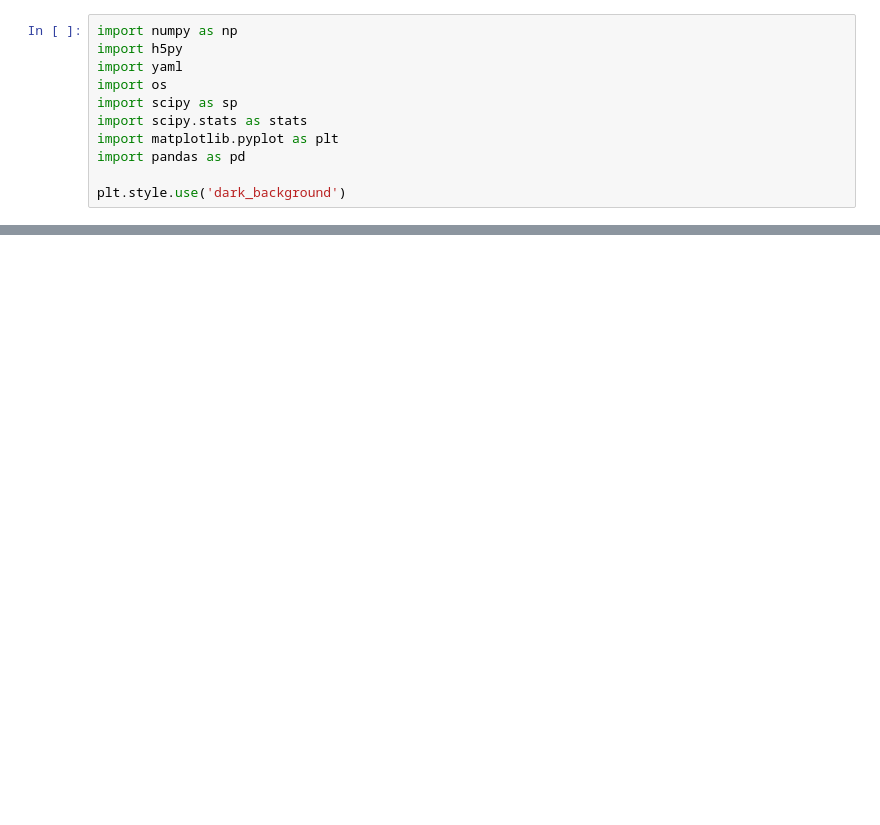
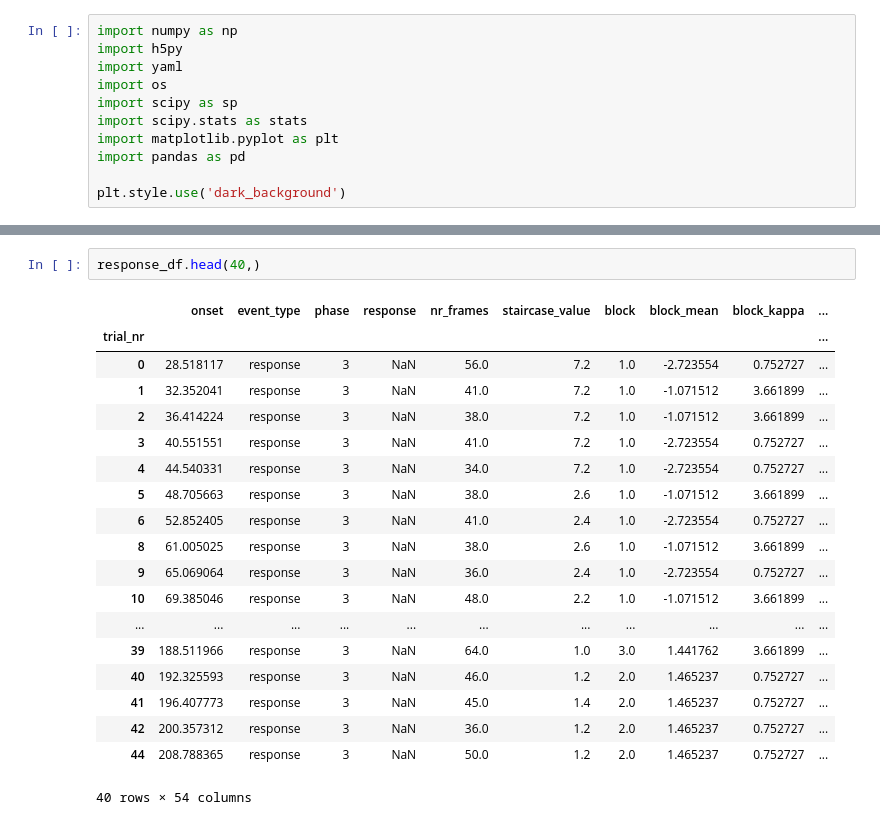
Before and after one commit to spinoza-centre/expectation_orientation, a Jupyter notebook: data/staircase.ipynb, the cells around one changed output, grey strips where cells are left out. Drawn from its saved outputs; the diff is of its cells as text; blank space fills up the shorter version.

```diff
--- a/data/staircase.ipynb
+++ b/data/staircase.ipynb
@@ -37,0 +47,22 @@ array([0. , 0.2, 0.4, 0.6, 0.8, 1. , 1.2, 1.4, 1.6, 1.8, 2. , 2.2, 2.4,
+# %%
+response_df.head(40,)
+# %% [output]
+|  | onset | event_type | phase | response | nr_frames | staircase_value | block | block_mean | block_kappa | ... |
+| trial_nr |  |  |  |  |  |  |  |  |  | ... |
+| 0 | 28.518117 | response | 3 | NaN | 56.0 | 7.2 | 1.0 | -2.723554 | 0.752727 | ... |
+| 1 | 32.352041 | response | 3 | NaN | 41.0 | 7.2 | 1.0 | -1.071512 | 3.661899 | ... |
+| 2 | 36.414224 | response | 3 | NaN | 38.0 | 7.2 | 1.0 | -1.071512 | 3.661899 | ... |
+| 3 | 40.551551 | response | 3 | NaN | 41.0 | 7.2 | 1.0 | -2.723554 | 0.752727 | ... |
+| 4 | 44.540331 | response | 3 | NaN | 34.0 | 7.2 | 1.0 | -2.723554 | 0.752727 | ... |
+| 5 | 48.705663 | response | 3 | NaN | 38.0 | 2.6 | 1.0 | -1.071512 | 3.661899 | ... |
+| 6 | 52.852405 | response | 3 | NaN | 41.0 | 2.4 | 1.0 | -2.723554 | 0.752727 | ... |
+| 8 | 61.005025 | response | 3 | NaN | 38.0 | 2.6 | 1.0 | -1.071512 | 3.661899 | ... |
+| 9 | 65.069064 | response | 3 | NaN | 36.0 | 2.4 | 1.0 | -2.723554 | 0.752727 | ... |
+| 10 | 69.385046 | response | 3 | NaN | 48.0 | 2.2 | 1.0 | -1.071512 | 3.661899 | ... |
+| ... | ... | ... | ... | ... | ... | ... | ... | ... | ... | ... |
+| 39 | 188.511966 | response | 3 | NaN | 64.0 | 1.0 | 3.0 | 1.441762 | 3.661899 | ... |
+| 40 | 192.325593 | response | 3 | NaN | 46.0 | 1.2 | 2.0 | 1.465237 | 0.752727 | ... |
+| 41 | 196.407773 | response | 3 | NaN | 45.0 | 1.4 | 2.0 | 1.465237 | 0.752727 | ... |
+| 42 | 200.357312 | response | 3 | NaN | 36.0 | 1.2 | 2.0 | 1.465237 | 0.752727 | ... |
+| 44 | 208.788365 | response | 3 | NaN | 50.0 | 1.2 | 2.0 | 1.465237 | 0.752727 | ... |
+40 rows × 54 columns
```
Also changed, not shown: parts of 6 cells of this notebook, 2 other files.
